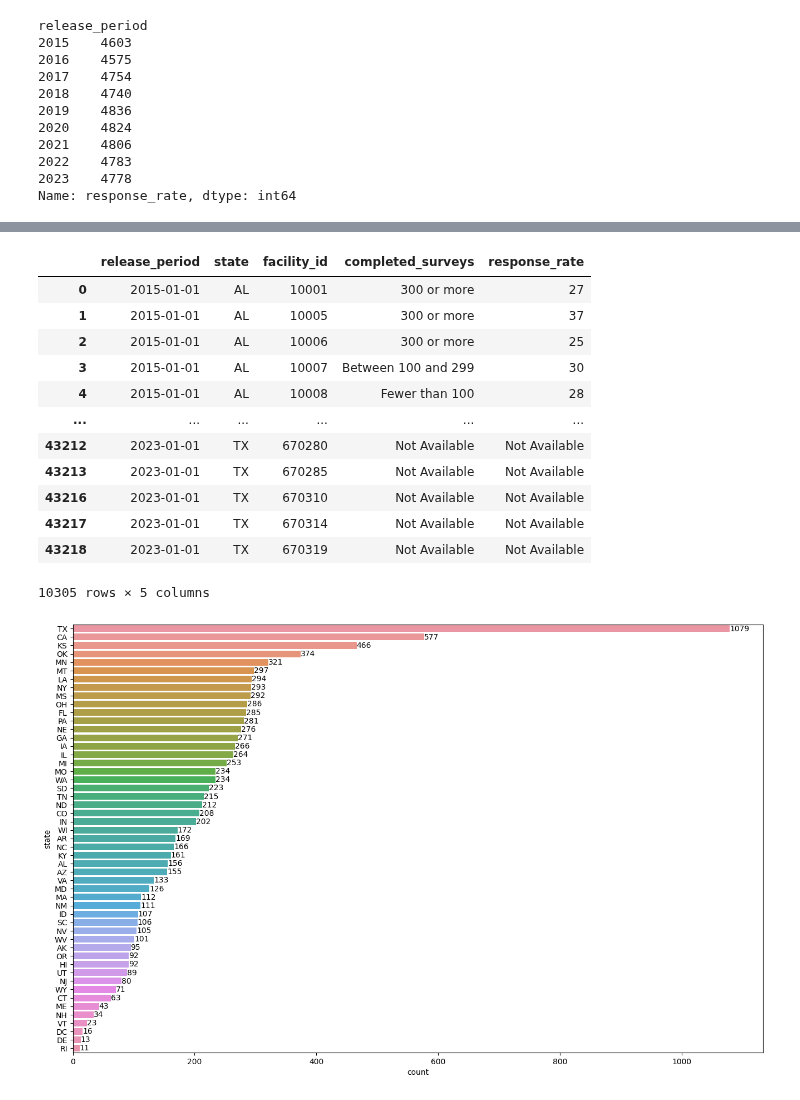
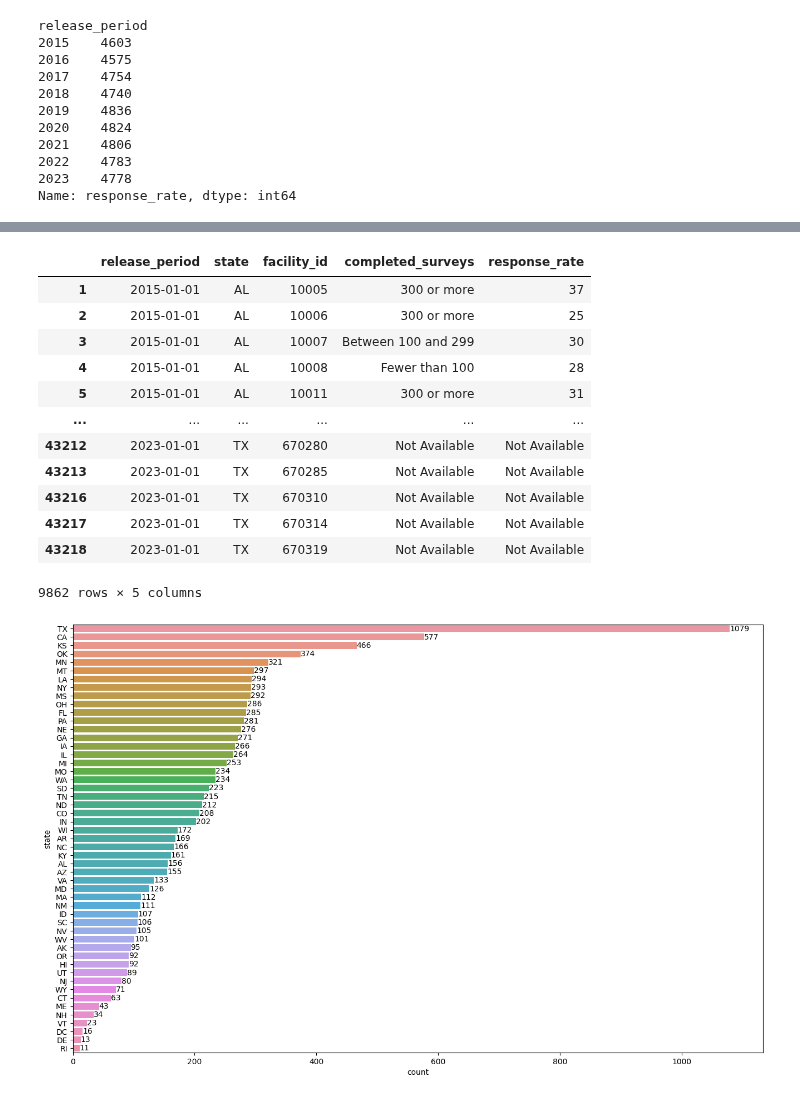
Before and after one commit to andyguo0228/maven_healthcare, a Jupyter notebook: maven_healthcare.ipynb, the cells around one changed output, grey strips where cells are left out. Drawn from its saved outputs; the diff is of its cells as text; code cells hidden in the pictures.

```diff
--- a/maven_healthcare.ipynb
+++ b/maven_healthcare.ipynb
@@ -464,19 +461,19 @@ response_na = responses[responses.completed_surveys.str.contains('[a-zA-Z]', reg
-# %%
-response_na
-# %% [output]
-|  | release_period | state | facility_id | completed_surveys | response_rate |
-| 0 | 2015-01-01 | AL | 10001 | 300 or more | 27 |
-| 1 | 2015-01-01 | AL | 10005 | 300 or more | 37 |
-| 2 | 2015-01-01 | AL | 10006 | 300 or more | 25 |
-| 3 | 2015-01-01 | AL | 10007 | Between 100 and 299 | 30 |
-| 4 | 2015-01-01 | AL | 10008 | Fewer than 100 | 28 |
-| ... | ... | ... | ... | ... | ... |
-| 43212 | 2023-01-01 | TX | 670280 | Not Available | Not Available |
-| 43213 | 2023-01-01 | TX | 670285 | Not Available | Not Available |
-| 43216 | 2023-01-01 | TX | 670310 | Not Available | Not Available |
-| 43217 | 2023-01-01 | TX | 670314 | Not Available | Not Available |
-| 43218 | 2023-01-01 | TX | 670319 | Not Available | Not Available |
-10305 rows × 5 columns
+# %%
+response_na[response_na.duplicated(subset=['release_period', 'state']) == True]
+# %% [output]
+|  | release_period | state | facility_id | completed_surveys | response_rate |
+| 1 | 2015-01-01 | AL | 10005 | 300 or more | 37 |
+| 2 | 2015-01-01 | AL | 10006 | 300 or more | 25 |
+| 3 | 2015-01-01 | AL | 10007 | Between 100 and 299 | 30 |
+| 4 | 2015-01-01 | AL | 10008 | Fewer than 100 | 28 |
+| 5 | 2015-01-01 | AL | 10011 | 300 or more | 31 |
+| ... | ... | ... | ... | ... | ... |
+| 43212 | 2023-01-01 | TX | 670280 | Not Available | Not Available |
+| 43213 | 2023-01-01 | TX | 670285 | Not Available | Not Available |
+| 43216 | 2023-01-01 | TX | 670310 | Not Available | Not Available |
+| 43217 | 2023-01-01 | TX | 670314 | Not Available | Not Available |
+| 43218 | 2023-01-01 | TX | 670319 | Not Available | Not Available |
+9862 rows × 5 columns
 # %%
 plt.figure(figsize=(16, 10))
 
```
Also changed, not shown: parts of 16 cells of this notebook, 1 other file.
